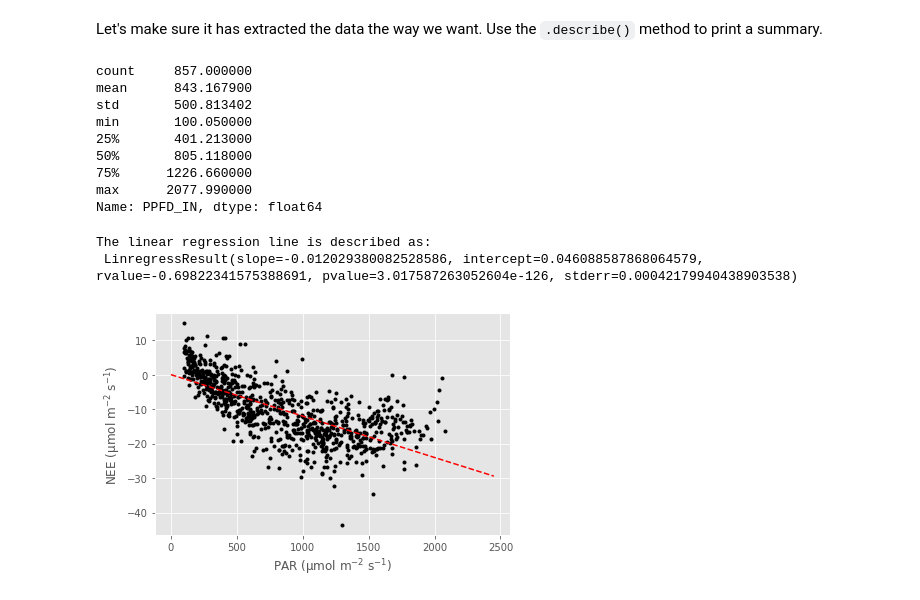
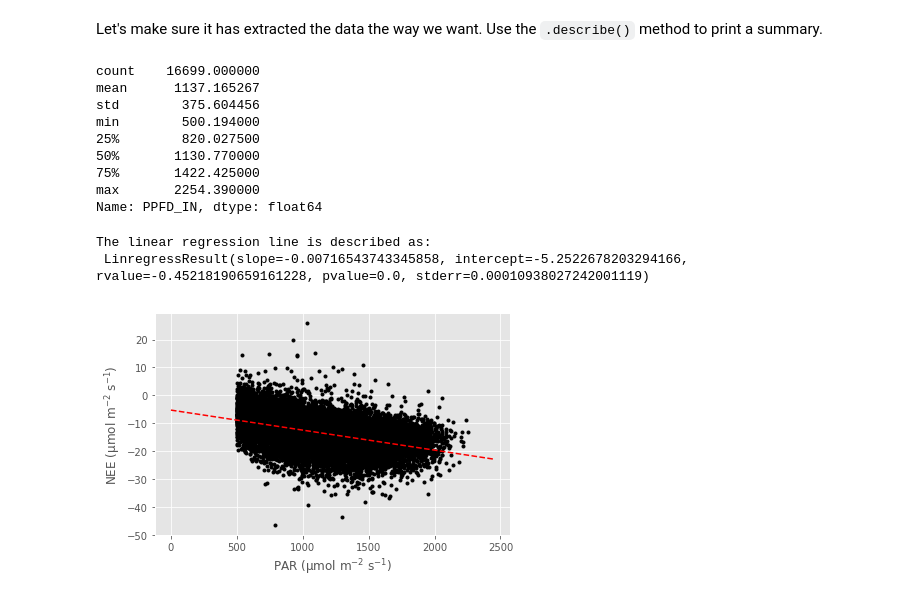
Before and after one commit to geoalchimista/aos155_scripts, a Jupyter notebook: plot_fluxdata.ipynb, the cells around one changed output. Saved outputs shown, nothing was run; the diff lists cells and outputs as text; code cells hidden in the pictures.

```diff
--- a/plot_fluxdata.ipynb
+++ b/plot_fluxdata.ipynb
@@ -76,3 +66,6 @@ df_flux_subset = df_flux.loc[
+# %%
+# define a subset period to look at; must be of tuple or list type
+subset_period = (pd.Timestamp('2004-01-01'), pd.Timestamp('2005-01-01'))
 # %% [markdown]
 # How to make a plot
 
@@ -226,36 +244,36 @@ Use the `.query()` method of `pandas.DataFrame` to perform the subsetting. Note
 # %%
-df_flux_subset_PAR = df_flux_subset.query('PPFD_IN >= 100')
+df_flux_subset_PAR = df_flux.query('PPFD_IN >= 500')
 # %% [markdown]
 Let's make sure it has extracted the data the way we want. Use the `.describe()` method to print a summary.
 # %%
 df_flux_subset_PAR['PPFD_IN'].describe()
 # %% [output]
-count     857.000000
-mean      843.167900
-std       500.813402
-min       100.050000
-25%       401.213000
-50%       805.118000
-75%      1226.660000
-max      2077.990000
+count    16699.000000
+mean      1137.165267
+std        375.604456
+min        500.194000
+25%        820.027500
+50%       1130.770000
+75%       1422.425000
+max       2254.390000
 Name: PPFD_IN, dtype: float64
 # %%
-fig3, f3ax = plt.subplots(1, 1)
-f3ax.plot(df_flux_subset_PAR['PPFD_IN'], df_flux_subset_PAR['NEE_VUT_REF'], 'k.')
+fig6, f6ax = plt.subplots(1, 1)
+f6ax.plot(df_flux_subset_PAR['PPFD_IN'], df_flux_subset_PAR['NEE_VUT_REF'], 'k.')
 linfit_NEE_PAR2 = nan_linregress(df_flux_subset_PAR['PPFD_IN'].values,
                                  df_flux_subset_PAR['NEE_VUT_REF'].values)
 print('The linear regression line is described as:\n', linfit_NEE_PAR2)
 
-f3ax.plot(np.arange(0, 2500, 50),
+f6ax.plot(np.arange(0, 2500, 50),
           np.arange(0, 2500, 50) * linfit_NEE_PAR2.slope + linfit_NEE_PAR2.intercept,
           'r--', lw=1.5)
-f3ax.set_xlabel('PAR ($\mu$mol m$^{-2}$ s$^{-1}$)')
-f3ax.set_ylabel('NEE ($\mu$mol m$^{-2}$ s$^{-1}$)')
+f6ax.set_xlabel('PAR ($\mu$mol m$^{-2}$ s$^{-1}$)')
+f6ax.set_ylabel('NEE ($\mu$mol m$^{-2}$ s$^{-1}$)')
 
-fig3.tight_layout()
+fig6.tight_layout()
 
-# fig3.savefig('nee_vs_par.png', dpi=300)  # uncomment to save the figure
+# fig6.savefig('nee_vs_par_subsetted.png', dpi=300)  # uncomment to save the figure
 # %% [output]
 The linear regression line is described as:
- LinregressResult(slope=-0.012029380082528586, intercept=0.046088587868064579, rvalue=-0.69822341575388691, pvalue=3.017587263052604e-126, stderr=0.00042179940438903538)
+ LinregressResult(slope=-0.00716543743345858, intercept=-5.2522678203294166, rvalue=-0.45218190659161228, pvalue=0.0, stderr=0.00010938027242001119)
-[figure, old version]
+[figure, new version]
```
Also changed, not shown: parts of 14 cells of this notebook, 1 other file.
